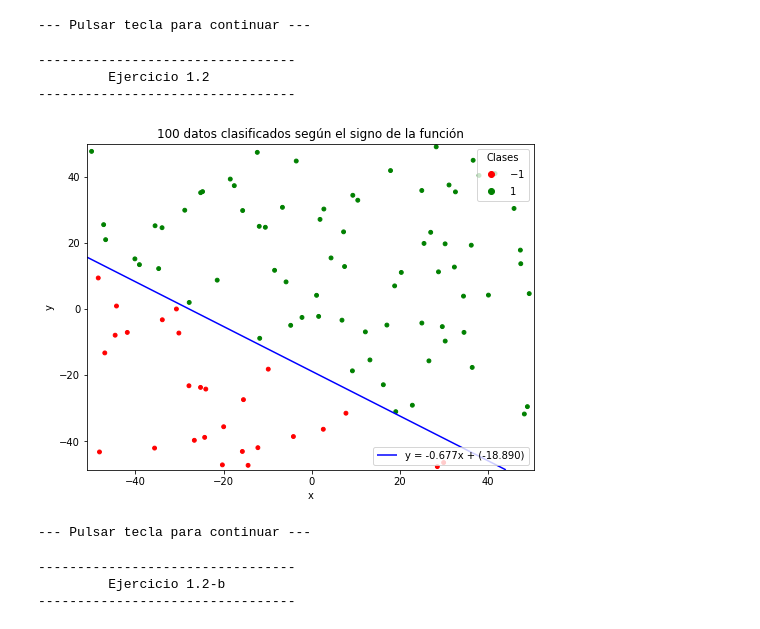
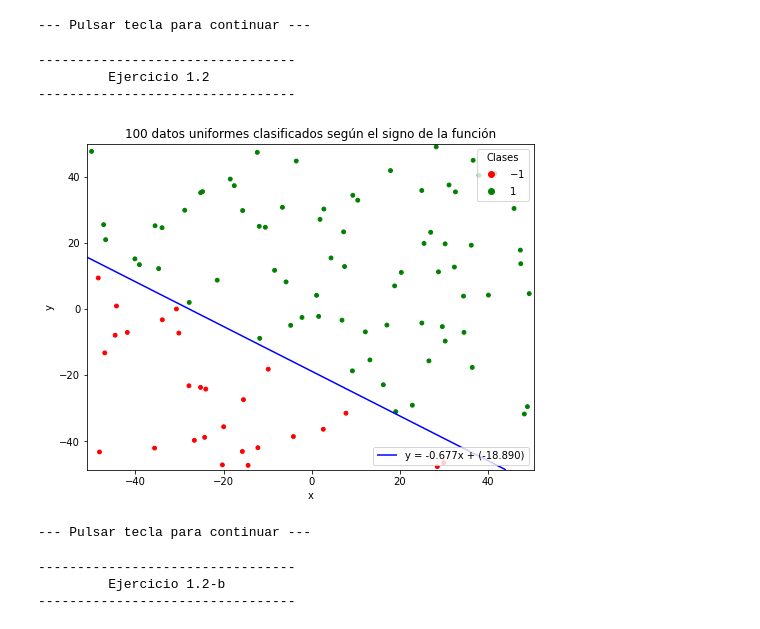
Before and after one commit to fjsaezm/ML, a Jupyter notebook: P2/P2.ipynb, the cells around one changed output. Saved outputs shown, nothing was run; the diff lists cells and outputs as text; code cells hidden in the pictures.

```diff
--- a/P2/P2.ipynb
+++ b/P2/P2.ipynb
@@ -9,7 +9,7 @@ import matplotlib.pyplot as plt
 from matplotlib.colors import ListedColormap
 
 
-SAVE = False
+SAVE = True
 
 # Fijamos la semilla
 np.random.seed(1)
@@ -74,9 +74,12 @@ def scatter_multiple(x,y = None,ws = None,labels = None,reg_titles = None ,xlabe
     ax.set_xlabel(xlabel_title)
     ax.set_ylabel(ylabel_title)
     # Set plot margins
-    xmin, xmax = np.min(1.1*x[:, 1]), np.max(1.1*x[:, 1])
-    ax.set_xlim(xmin, xmax)
-    ax.set_ylim(1.1*np.min(x[:, 2]), np.max(1.1*x[:, 2]))
+    xmin, xmax = np.min(1.05*x[:, 1]), np.max(1.05*x[:, 1])
+    ymin, ymax = np.min(1.05*x[:,2]), np.max(1.05*x[:,2])
+    #ax.set_xlim(xmin, xmax)
+    #ax.set_ylim(1.1*np.min(x[:, 2]), np.max(1.1*x[:, 2]))
+    plt.xlim(xmin - 0.1, xmax + 0.1)
+    plt.ylim(ymin - 0.1, ymax + 0.1)
     # No classes given
     if y is None:
         ax.scatter(x[:, 1], x[:, 2],marker=".")
@@ -124,7 +127,7 @@ def scatter_multiple(x,y = None,ws = None,labels = None,reg_titles = None ,xlabe
         plt.savefig("media/"+title+".pdf")
     plt.show()
 # %%
-def scatter(X, y = None, fun = None, title='Gráfico', axis_labels = ['x','y'],regions = False,label = "Clasificador"):
+def scatter(X, y = None, fun = None, title='Gráfico', axis_labels = ['x','y'],regions = False,label = "Clasificador",name = "def-name"):
     # Init graphic
     fig = plt.figure(figsize = (8, 6))
     plt.xlabel(axis_labels[0])
@@ -230,35 +233,35 @@ separador_ejercicio("Ejercicio 1.2")
 def sign(x):
     if x >= 0:
         return 1
     return -1
 
 # Función usada para el ejercicio 1
 def f(x, y, a, b):
     return sign(y - a*x - b)
 
 
 
 # Generate data
 X = generate_uniform_data(100,2,[-50,50])
 a,b = generate_line([-50,50])
 y = [f(x[0],x[1],a,b) for x in X]
 
 
 X = np.hstack((np.ones((100, 1)), X))
 # Inline function using a and b obtained by generate_line
 line = lambda x,y: y-a*x-b
 
-scatter(X,y,line,title= "100 datos clasificados según el signo de la función",label = "y = {:0.3f}x + ({:0.3f})".format(a, b))
+scatter(X,y,line,title= "100 datos uniformes clasificados según el signo de la función",label = "y = {:0.3f}x + ({:0.3f})".format(a, b), name = "100-datos-separados")
 
 
 
 
 wait()
 # %% [output]
 ---------------------------------
          Ejercicio 1.2
 ---------------------------------
-[figure, old version]
+[figure, new version]
 --- Pulsar tecla para continuar ---
 # %%
 
```
Also changed, not shown: parts of 18 cells of this notebook, 24 other files.
